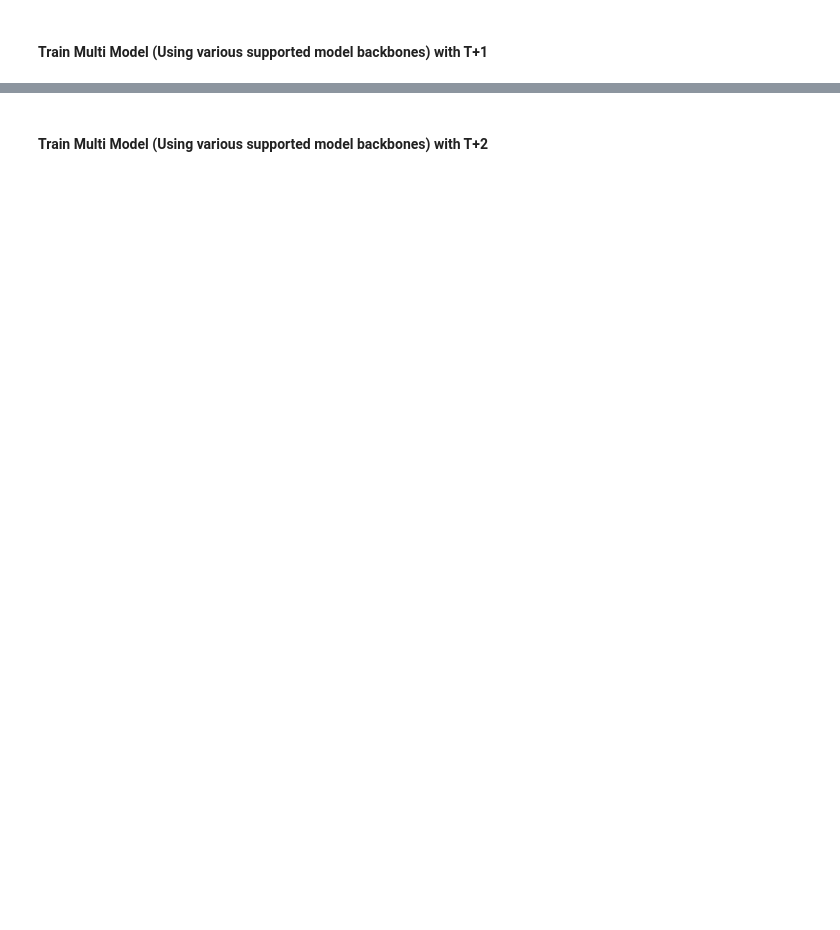
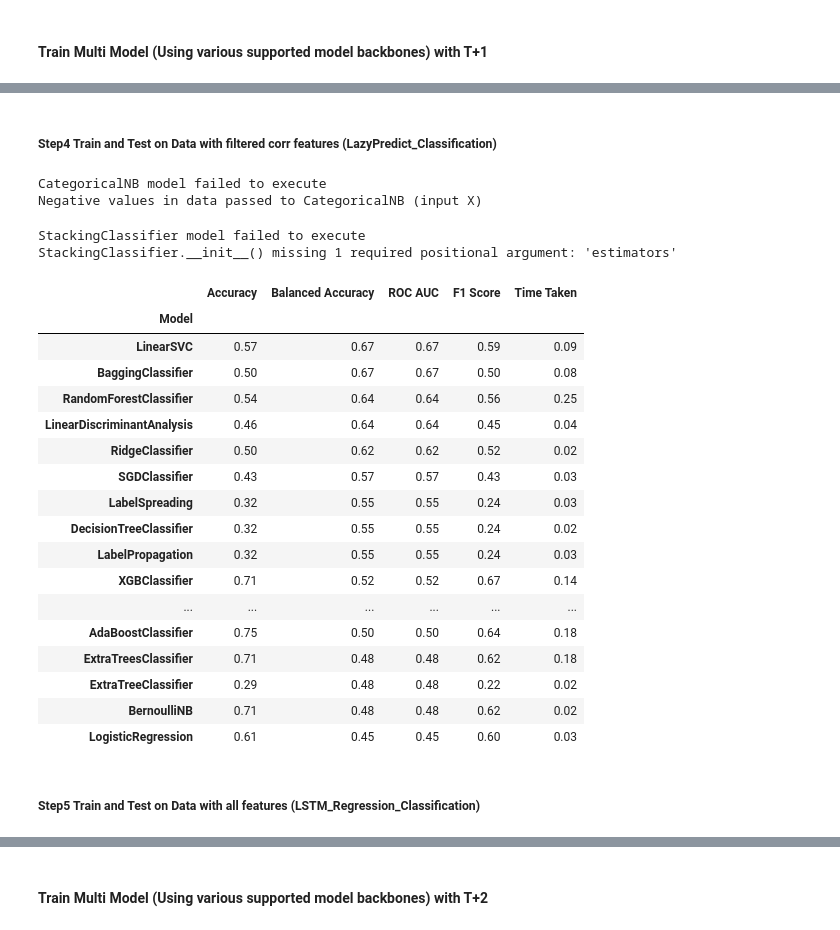
Before and after one commit to vincycode7/TaiyoAI_Domestic_Molding, a Jupyter notebook: exploratory_data_analysis.ipynb, the cells around one changed output, grey strips where cells are left out. Cells and saved outputs as stored; diff of their text form; code cells hidden in the pictures; blank space fills up the shorter version.

```diff
--- a/exploratory_data_analysis.ipynb
+++ b/exploratory_data_analysis.ipynb
@@ -55,0 +111,4 @@ processor.transformed_Y_data.head()
+# %%
+#save all_columns_target_with_corr_filtered
+with open("configs/all_columns_for_corr_filtered_excluded.yml", "w") as f:
+    f.write(f"target_with_corr_filtered_excluded_all_columns : {list(target_with_corr_filtered_excluded.index)}")
@@ -98,2 +182,20 @@ processor.transformed_Y_data.head()
+# %%
+### Train Data Pipeline
+data_postprocessor_config["all_columns"] = all_columns_for_filtered_corr
+data_postprocessor_config["split_data"] = False
+data_postprocessor_config["save_split_data"] = False
+data_postprocessor_config["data_pipelined_path"] = "artifacts/data_pipeline/data_pipeline_with_filtered_corr_feat.pkl"
+data_postprocessor_config["data_file_path"] = "artifacts/data/processed/train_split.csv"
+processor_train_with_filtered_corr_feat = DataPostProcessor(**data_postprocessor_config)
+processor_train_with_filtered_corr_feat.post_process_data(**data_postprocessor_config)
+
+# Test Data Pipeline
+data_postprocessor_config["all_columns"] = all_columns_for_filtered_corr
+data_postprocessor_config["split_data"] = False
+data_postprocessor_config["save_split_data"] = False
+data_postprocessor_config["data_pipelined_path"] = "artifacts/data_pipeline/data_pipeline_with_filtered_corr_feat.pkl"
+data_postprocessor_config["data_file_path"] = "artifacts/data/processed/test_split.csv"
+processor_test_with_filtered_corr_feat = DataPostProcessor(**data_postprocessor_config)
+processor_test_with_filtered_corr_feat.post_process_data(**data_postprocessor_config)
 # %% [markdown]
 #### Train Multi Model (Using various supported model backbones) with T+1
@@ -103,0 +287,33 @@ processor.transformed_Y_data.head()
+# %% [markdown]
+##### Step4 Train and Test on Data with filtered corr features (LazyPredict_Classification)
+# %%
+from model import LazyPredictClassificationBackBone
+target_timeline = "target_shift_direction_t+1_1"
+classifier_T1_with_filtered_corr_feat = LazyPredictClassificationBackBone()
+classifier_T1_with_filtered_corr_feat.train(processor_train_with_filtered_corr_feat.transformed_X_data_norm,processor_test_with_filtered_corr_feat.transformed_X_data_norm, processor_train_with_filtered_corr_feat.transformed_Y_data[target_timeline], processor_test_with_filtered_corr_feat.transformed_Y_data[target_timeline])
+classifier_T1_with_filtered_corr_feat.get_evaluation()
+# %% [output]
+CategoricalNB model failed to execute
+Negative values in data passed to CategoricalNB (input X)
+StackingClassifier model failed to execute
+StackingClassifier.__init__() missing 1 required positional argument: 'estimators'
+|  | Accuracy | Balanced Accuracy | ROC AUC | F1 Score | Time Taken |
+| Model |  |  |  |  |  |
+| LinearSVC | 0.57 | 0.67 | 0.67 | 0.59 | 0.09 |
+| BaggingClassifier | 0.50 | 0.67 | 0.67 | 0.50 | 0.08 |
+| RandomForestClassifier | 0.54 | 0.64 | 0.64 | 0.56 | 0.25 |
+| LinearDiscriminantAnalysis | 0.46 | 0.64 | 0.64 | 0.45 | 0.04 |
+| RidgeClassifier | 0.50 | 0.62 | 0.62 | 0.52 | 0.02 |
+| SGDClassifier | 0.43 | 0.57 | 0.57 | 0.43 | 0.03 |
+| LabelSpreading | 0.32 | 0.55 | 0.55 | 0.24 | 0.03 |
+| DecisionTreeClassifier | 0.32 | 0.55 | 0.55 | 0.24 | 0.02 |
+| LabelPropagation | 0.32 | 0.55 | 0.55 | 0.24 | 0.03 |
+| XGBClassifier | 0.71 | 0.52 | 0.52 | 0.67 | 0.14 |
+| ... | ... | ... | ... | ... | ... |
+| AdaBoostClassifier | 0.75 | 0.50 | 0.50 | 0.64 | 0.18 |
+| ExtraTreesClassifier | 0.71 | 0.48 | 0.48 | 0.62 | 0.18 |
+| ExtraTreeClassifier | 0.29 | 0.48 | 0.48 | 0.22 | 0.02 |
+| BernoulliNB | 0.71 | 0.48 | 0.48 | 0.62 | 0.02 |
+| LogisticRegression | 0.61 | 0.45 | 0.45 | 0.60 | 0.03 |
+# %% [markdown]
+##### Step5 Train and Test on Data with all features (LSTM_Regression_Classification)
```
Also changed, not shown: parts of 75 cells of this notebook, 20 other files.
